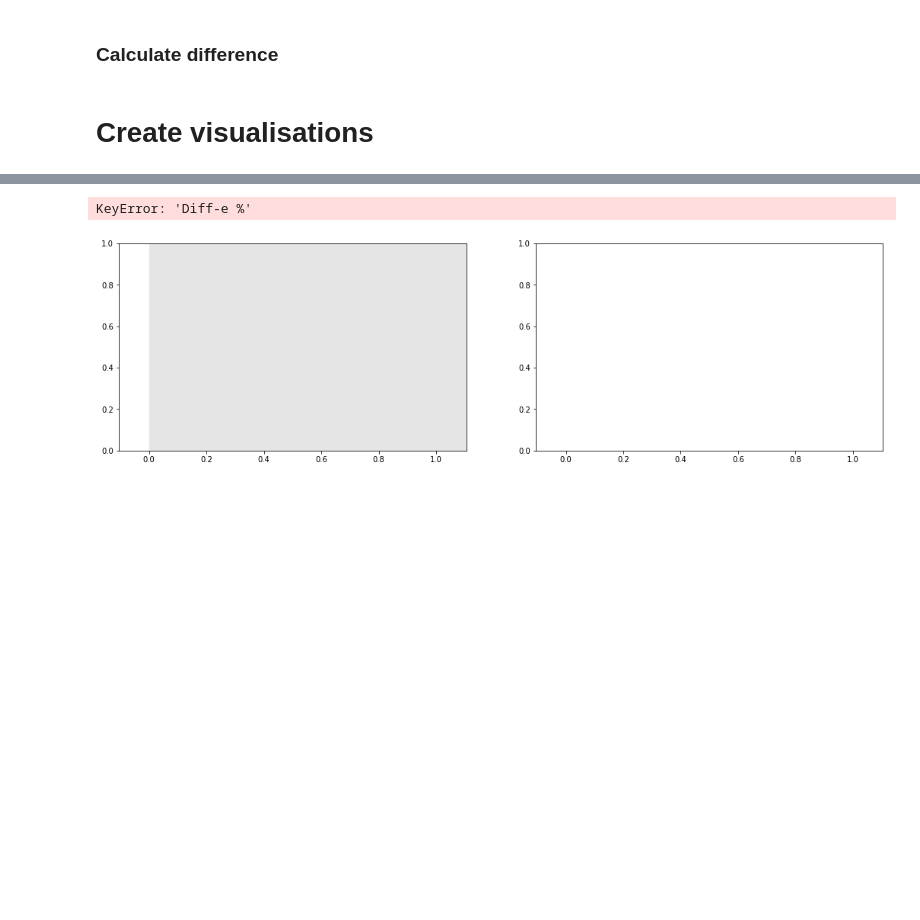
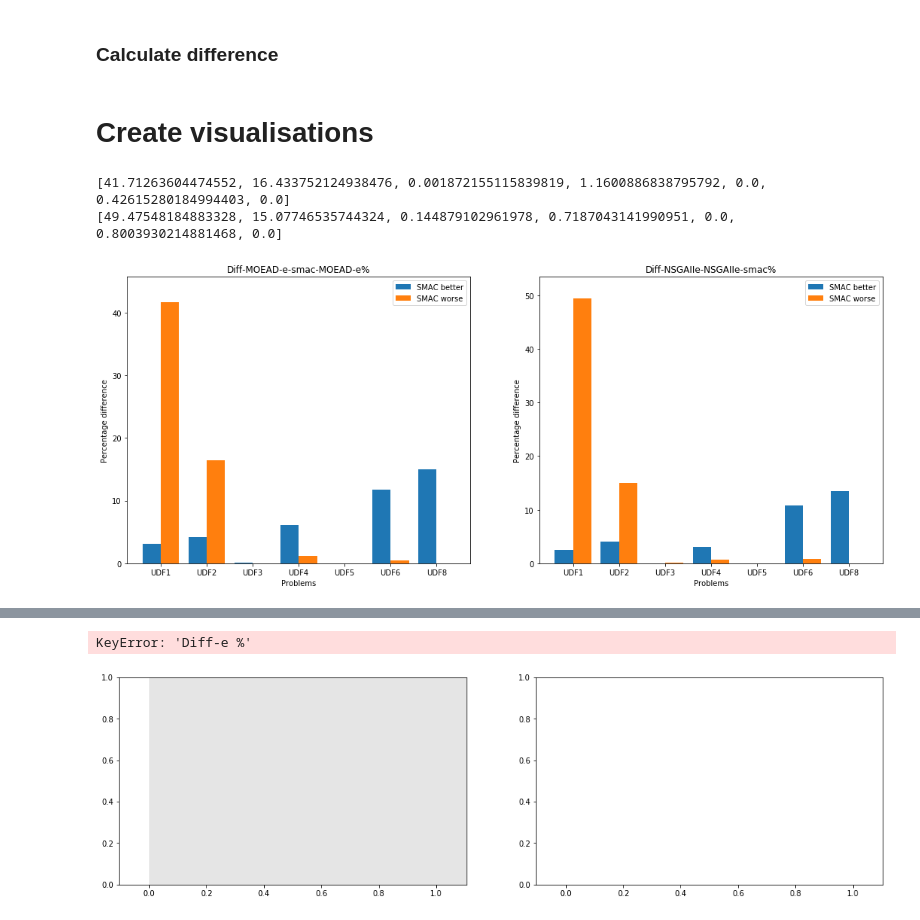
Before and after one commit to 12yuens2/cmlsga-jmetalpy, a Jupyter notebook: igd.ipynb, the cells around one changed output, grey strips where cells are left out. Cells and saved outputs as stored; diff of their text form; code cells hidden in the pictures; blank space fills up the shorter version.

Commit message:
Bar charts for smac igd

```diff
--- a/igd.ipynb
+++ b/igd.ipynb
@@ -298,3 +301,39 @@ def create_pie(df, plotnames, problems):
         axes[i].add_collection(collection)
         axes[i].autoscale(True)
         axes[i].set_title("Area under " + plotname, pad=30)
+
+def create_bar(df, plotnames, problems):
+    fig, axes = plt.subplots(1, len(plotnames), figsize=(18,7))
+
+    for plotname, i in zip(plotnames, range(len(plotnames))):
+        positives = []
+        negatives = []
+
+        for p in problems:
+            diffs = df[(df["Problem"] == p)][plotname].tolist()
+            pos = np.trapz(list(filter(lambda x: x > 0, diffs)), dx=1)
+            neg = np.trapz(list(filter(lambda x: x < 0, diffs)), dx=1)
+
+            positives.append(pos)
+            negatives.append(abs(neg))
+
+        #normalise
+        pos = [i/sum(positives + negatives) * 100 for i in positives]
+        neg = [i/sum(positives + negatives) * 100 for i in negatives]
+        print(neg)
+        x_axis = np.arange(len(problems))
+        ax = axes[i]
+        ax.bar(x_axis - 0.2, pos, width=0.4, label="SMAC better")
+        ax.bar(x_axis + 0.2, neg, width=0.4, label="SMAC worse")
+        ax.set_xticklabels([""] + problems)
+        ax.set_xlabel("Problems")
+        ax.set_ylabel("Percentage difference")
+        ax.set_ylim(0, max(pos + neg) + int(max(pos + neg)/10))
+        ax.legend()
+        ax.set_title(plotname)
+# %%
+create_bar(igd_df, ["Diff-MOEAD-e-smac-MOEAD-e%", "Diff-NSGAIIe-NSGAIIe-smac%"], problems_udf)
+# %% [output]
+[41.71263604474552, 16.433752124938476, 0.001872155115839819, 1.1600886838795792, 0.0, 0.42615280184994403, 0.0]
+[49.47548184883328, 15.07746535744324, 0.144879102961978, 0.7187043141990951, 0.0, 0.8003930214881468, 0.0]
+[figure, added]
```
Also changed, not shown: parts of 23 cells of this notebook.
